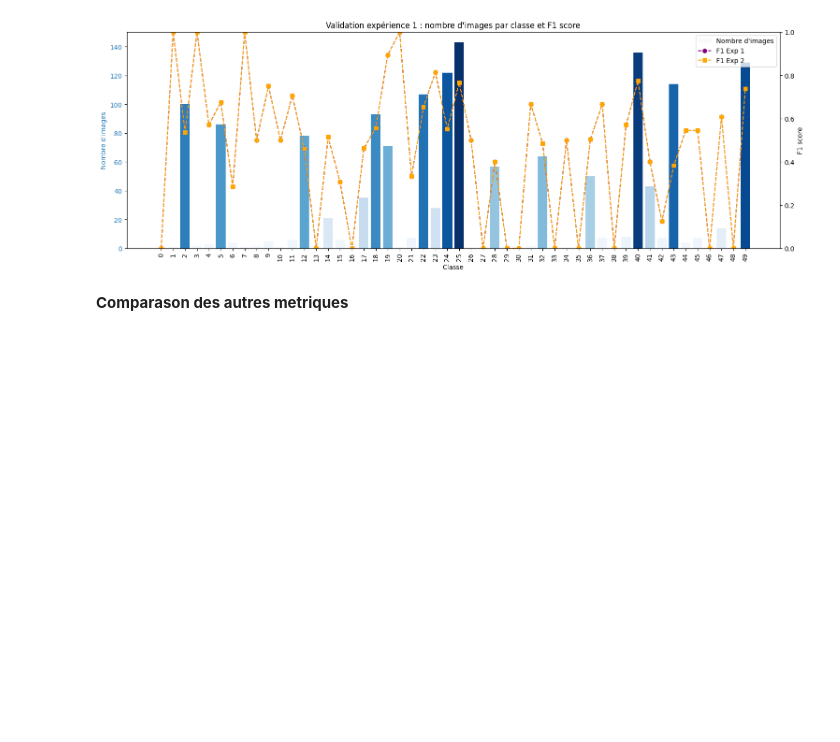
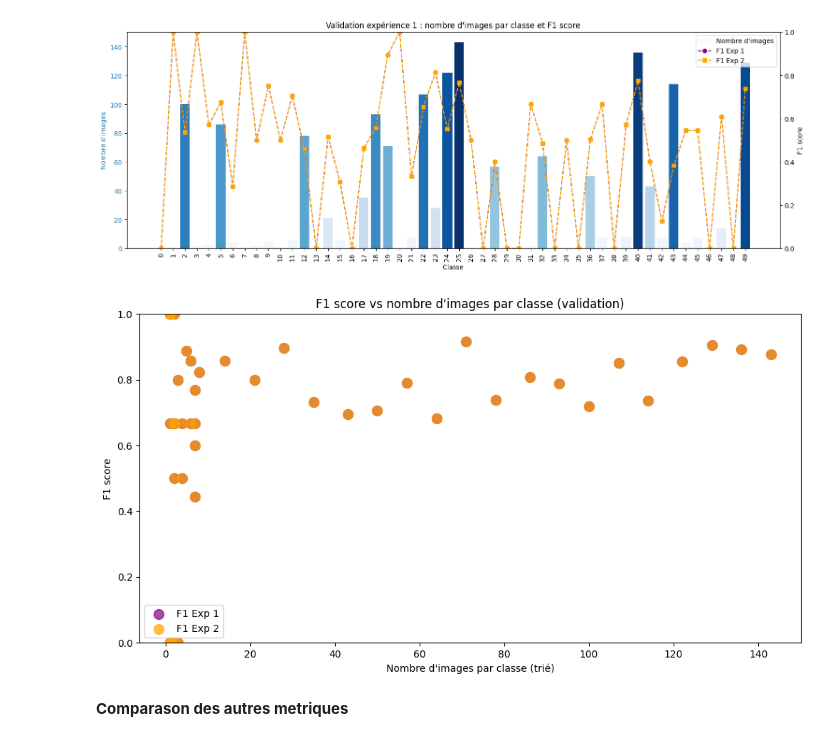
Before and after one commit to alextonon/Hackaton_abeilles_tigres, a Jupyter notebook: notebooks/analyse_résultats.ipynb, the cells around one changed output. Saved outputs shown, nothing was run; the diff lists cells and outputs as text; code cells hidden in the pictures; blank space fills up the shorter version.

Commit message:
ajout graphe visu

```diff
--- a/notebooks/analyse_résultats.ipynb
+++ b/notebooks/analyse_résultats.ipynb
@@ -304,6 +304,43 @@ plt.title("Validation expérience 1 : nombre d'images par classe et F1 score")
 plt.show()
 # %% [output]
 [figure]
+# %%
+import pandas as pd
+import matplotlib.pyplot as plt
+import numpy as np
+
+# Charger le CSV du nombre d'images par classe
+df_val_counts = pd.read_csv("val_class_counts.csv")
+df_val_counts = df_val_counts.sort_values("num_images")  # tri par nombre d'images
+
+# Récupérer les classes et le nombre d'images
+classes = df_val_counts['class'].values
+num_images = df_val_counts['num_images'].values
+
+# F1 scores triés dans le même ordre que num_images
+df_metrics1_sorted = df_metrics_per_class1.set_index('class').loc[classes]
+df_metrics2_sorted = df_metrics_per_class2.set_index('class').loc[classes]
+
+f1_exp1 = df_metrics1_sorted['f1_score'].values
+f1_exp2 = df_metrics2_sorted['f1_score'].values
+
+# Création du graphique
+plt.figure(figsize=(12,6))
+plt.scatter(num_images, f1_exp1, color='purple', label='F1 Exp 1', s=100, alpha=0.7)
+plt.scatter(num_images, f1_exp2, color='orange', label='F1 Exp 2', s=100, alpha=0.7)
+
+# Optionnel : relier chaque classe pour voir la différence entre Exp1 et Exp2
+for i in range(len(num_images)):
+    plt.plot([num_images[i], num_images[i]], [f1_exp1[i], f1_exp2[i]], color='gray', linestyle=':', linewidth=0.8)
+
+plt.xlabel("Nombre d'images par classe (trié)")
+plt.ylabel("F1 score")
+plt.title("F1 score vs nombre d'images par classe (validation)")
+plt.ylim(0,1)
+plt.legend()
+plt.show()
+# %% [output]
+[figure, added]
 # %% [markdown]
 **Comparason des autres metriques**
 # %%
```
Also changed, not shown: 1 other file.
